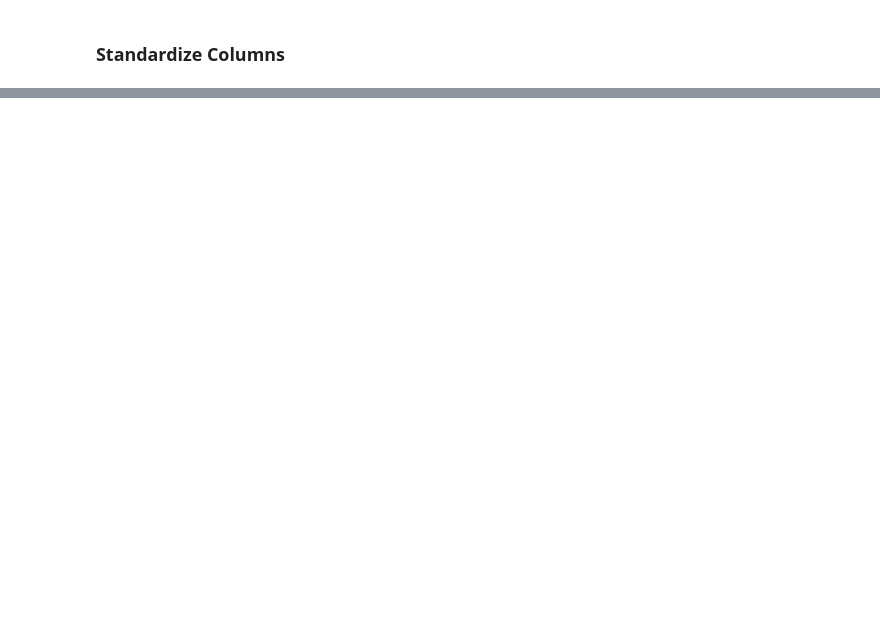
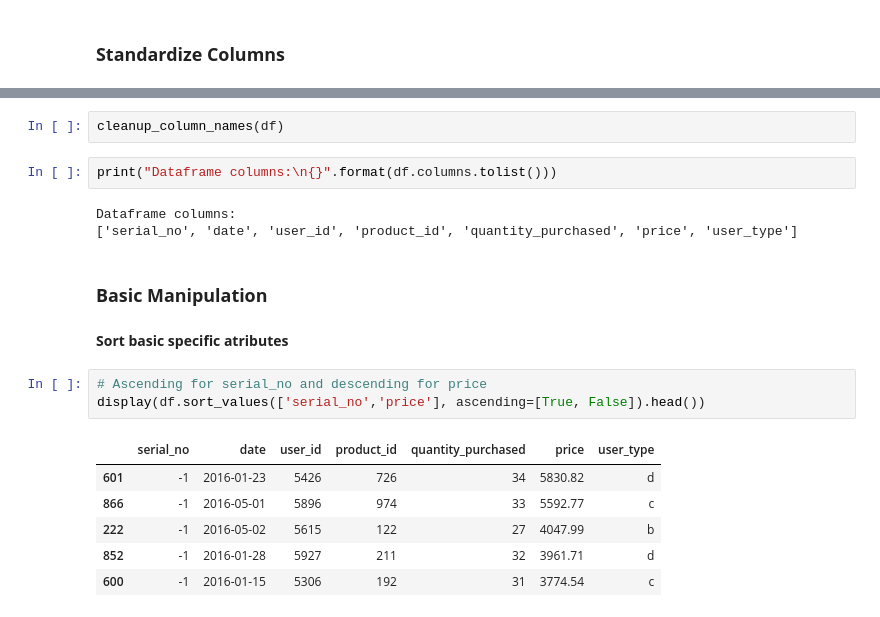
Before and after one commit to cleysonl/ML_Bootcamp_CLL, a Jupyter notebook: Data_Processing_and_Analysis.ipynb, the cells around one changed output, grey strips where cells are left out. Drawn from its saved outputs; the diff is of its cells as text; blank space fills up the shorter version.

```diff
--- a/Data_Processing_and_Analysis.ipynb
+++ b/Data_Processing_and_Analysis.ipynb
@@ -185,0 +197,21 @@ max    1999.000000  5999.000000  1095.000000            41.00000  9500.200000
+# %%
+cleanup_column_names(df)
+# %%
+print("Dataframe columns:\n{}".format(df.columns.tolist()))
+# %% [output]
+Dataframe columns:
+['serial_no', 'date', 'user_id', 'product_id', 'quantity_purchased', 'price', 'user_type']
+# %% [markdown]
+### **Basic Manipulation**
+# %% [markdown]
+**Sort basic specific atributes**
+# %%
+# Ascending for serial_no and descending for price
+display(df.sort_values(['serial_no','price'], ascending=[True, False]).head())
+# %% [output]
+|  | serial_no | date | user_id | product_id | quantity_purchased | price | user_type |
+| 601 | -1 | 2016-01-23 | 5426 | 726 | 34 | 5830.82 | d |
+| 866 | -1 | 2016-05-01 | 5896 | 974 | 33 | 5592.77 | c |
+| 222 | -1 | 2016-05-02 | 5615 | 122 | 27 | 4047.99 | b |
+| 852 | -1 | 2016-01-28 | 5927 | 211 | 32 | 3961.71 | d |
+| 600 | -1 | 2016-01-15 | 5306 | 192 | 31 | 3774.54 | c |
```
Also changed, not shown: parts of 24 cells of this notebook.
